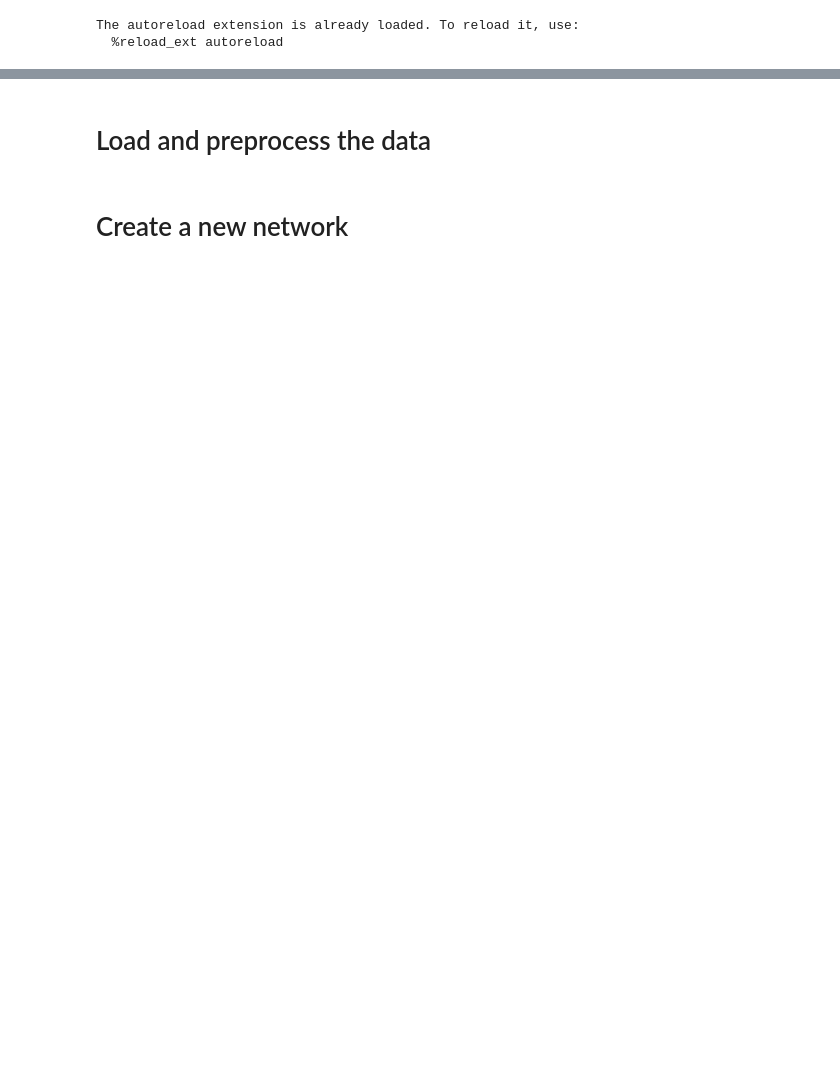
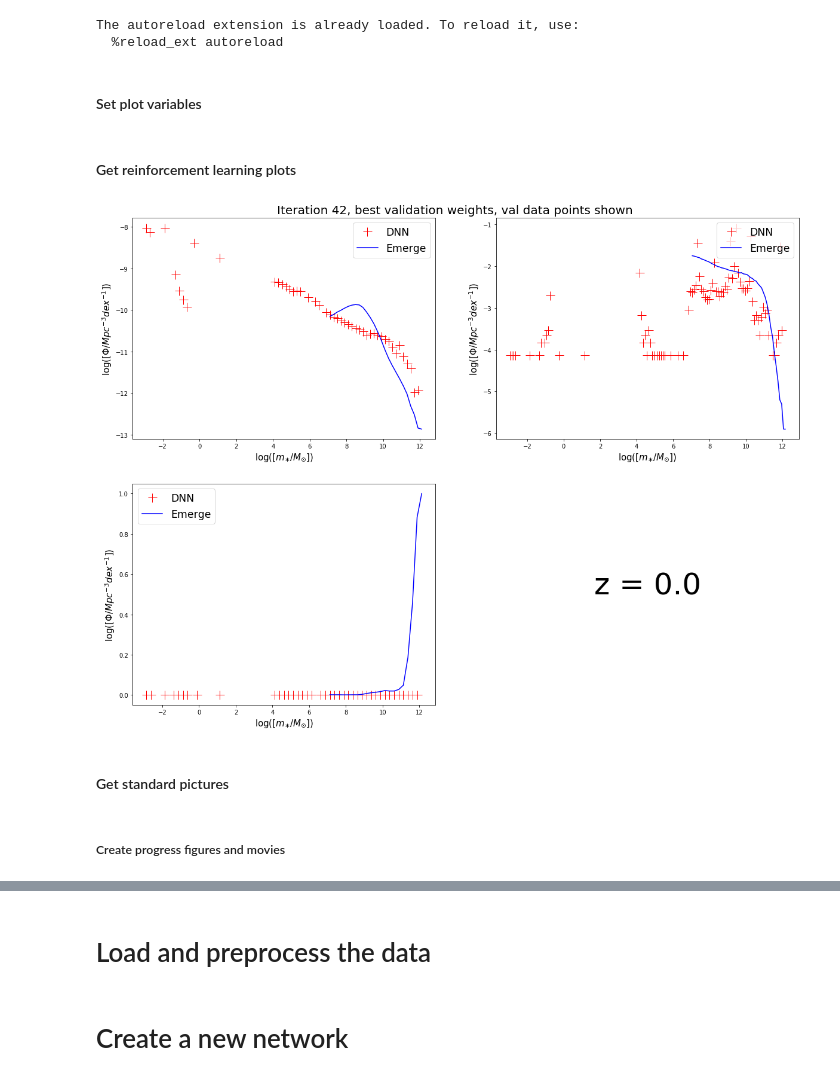
Before and after one commit to magnus-lindstrom/masters-project-galaxy-formation, a Jupyter notebook: code/pso_code/pso_general_purpose_notebook.ipynb, the cells around one changed output, grey strips where cells are left out. Saved outputs shown, nothing was run; the diff lists cells and outputs as text; code cells hidden in the pictures; blank space fills up the shorter version.

```diff
--- a/code/pso_code/pso_general_purpose_notebook.ipynb
+++ b/code/pso_code/pso_general_purpose_notebook.ipynb
@@ -36,3 +39,28 @@ random.seed(999)
 # %% [output]
 The autoreload extension is already loaded. To reload it, use:
   %reload_ext autoreload
+# %% [markdown]
+#### Set plot variables
+# %%
+### Standard plots
+from keras.models import load_model
+
+model_name = 'exp_loss_func_theta_10_point9_cutoff'
+mode_of_progress = 'validation' # 'training', 'validation'
+
+data_type = 'val' # 'train', 'val, 'test'
+iteration = '42'
+
+plot_full_range = True
+
+model = load_model('trained_networks/{}/{}_best/iter_{}.h5'.format(model_name, mode_of_progress, iteration))
+training_data_dict = pickle.load(open('trained_networks/{}/{}_best/training_data_dict.p'.format(model_name, mode_of_progress), 'rb'))
+
+# predicted_points = predict_points(model, training_data_dict, mode=data_types, original_units=False)
+title = 'Iteration {}, best {} weights, {} data points shown'.format(iteration, mode_of_progress, data_type)
+# %% [markdown]
+#### Get reinforcement learning plots
+# %%
+fig858 = get_smf_ssfr_fq_plot(model, training_data_dict, galaxies=None, title=title, data_type=data_type, full_range=plot_full_range)
+# %% [output]
+[figure, added]
@@ -38,0 +75,2 @@ The autoreload extension is already loaded. To reload it, use:
+# %% [markdown]
+#### Get standard pictures
@@ -38,0 +108,2 @@ The autoreload extension is already loaded. To reload it, use:
+# %% [markdown]
+##### Create progress figures and movies
```
Also changed, not shown: parts of 35 cells of this notebook, 9 other files.
